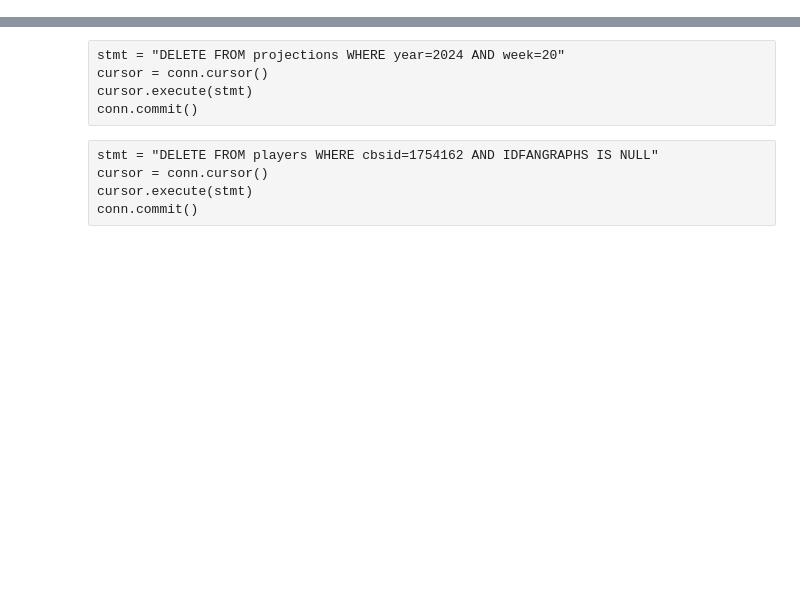
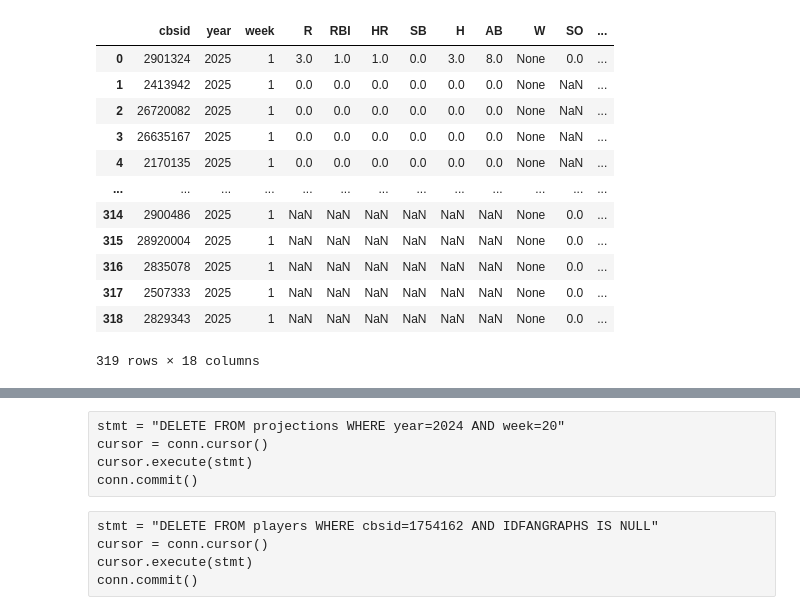
Before and after one commit to haueter19/xdl, a Jupyter notebook: Trade Analyzer.ipynb, the cells around one changed output, grey strips where cells are left out. Saved outputs shown, nothing was run; the diff lists cells and outputs as text; code cells hidden in the pictures; blank space fills up the shorter version.

```diff
--- a/Trade Analyzer.ipynb
+++ b/Trade Analyzer.ipynb
@@ -100,0 +117,16 @@ Index(['Name', 'Team', 'G', 'PA', 'AB', 'H', '1B', '2B', '3B', 'HR', 'R',
+# %%
+pd.read_sql("SELECT * FROM stats WHERE year=2025", conn)
+# %% [output]
+|  | cbsid | year | week | R | RBI | HR | SB | H | AB | W | SO | ... |
+| 0 | 2901324 | 2025 | 1 | 3.0 | 1.0 | 1.0 | 0.0 | 3.0 | 8.0 | None | 0.0 | ... |
+| 1 | 2413942 | 2025 | 1 | 0.0 | 0.0 | 0.0 | 0.0 | 0.0 | 0.0 | None | NaN | ... |
+| 2 | 26720082 | 2025 | 1 | 0.0 | 0.0 | 0.0 | 0.0 | 0.0 | 0.0 | None | NaN | ... |
+| 3 | 26635167 | 2025 | 1 | 0.0 | 0.0 | 0.0 | 0.0 | 0.0 | 0.0 | None | NaN | ... |
+| 4 | 2170135 | 2025 | 1 | 0.0 | 0.0 | 0.0 | 0.0 | 0.0 | 0.0 | None | NaN | ... |
+| ... | ... | ... | ... | ... | ... | ... | ... | ... | ... | ... | ... | ... |
+| 314 | 2900486 | 2025 | 1 | NaN | NaN | NaN | NaN | NaN | NaN | None | 0.0 | ... |
+| 315 | 28920004 | 2025 | 1 | NaN | NaN | NaN | NaN | NaN | NaN | None | 0.0 | ... |
+| 316 | 2835078 | 2025 | 1 | NaN | NaN | NaN | NaN | NaN | NaN | None | 0.0 | ... |
+| 317 | 2507333 | 2025 | 1 | NaN | NaN | NaN | NaN | NaN | NaN | None | 0.0 | ... |
+| 318 | 2829343 | 2025 | 1 | NaN | NaN | NaN | NaN | NaN | NaN | None | 0.0 | ... |
+319 rows × 18 columns
```
Also changed, not shown: parts of 14 cells of this notebook.
